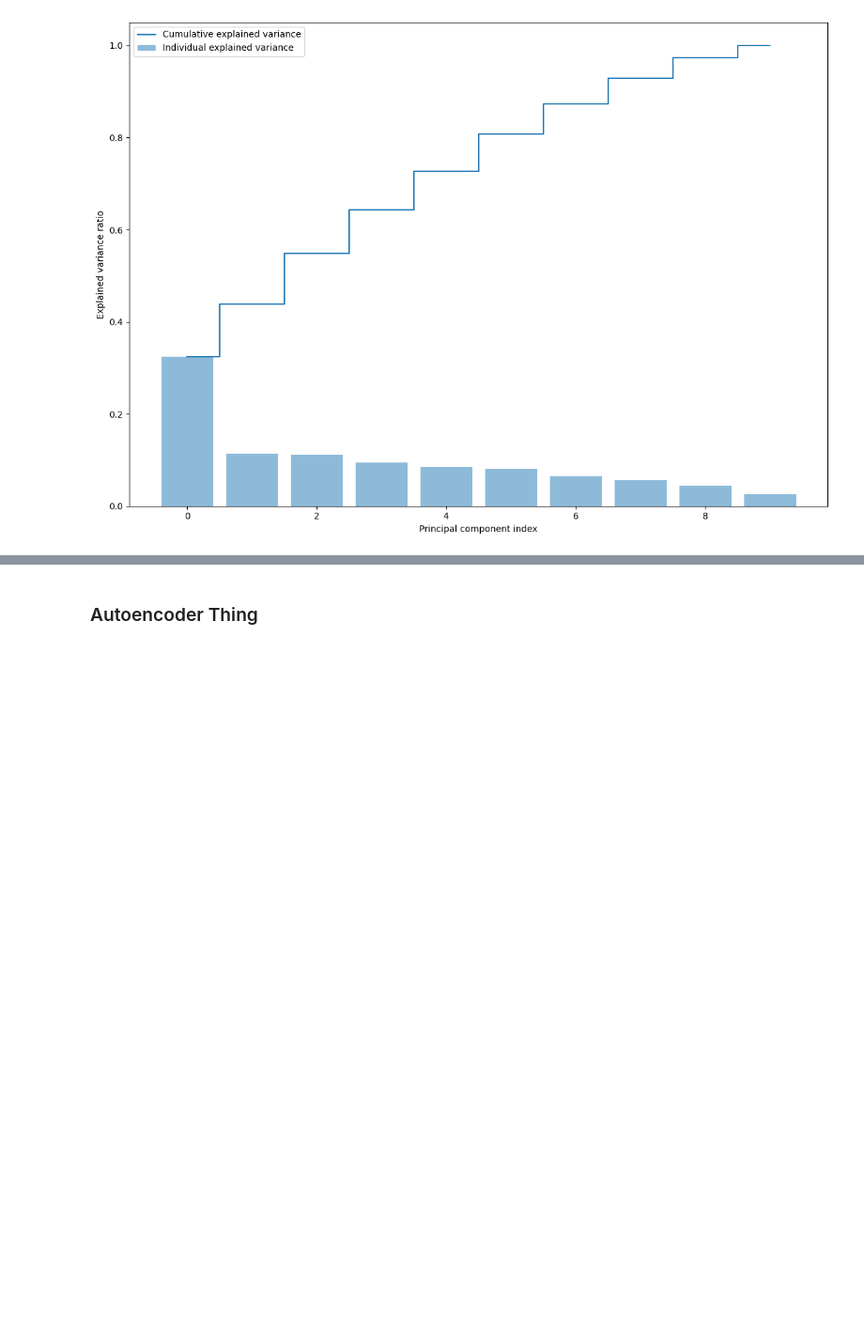
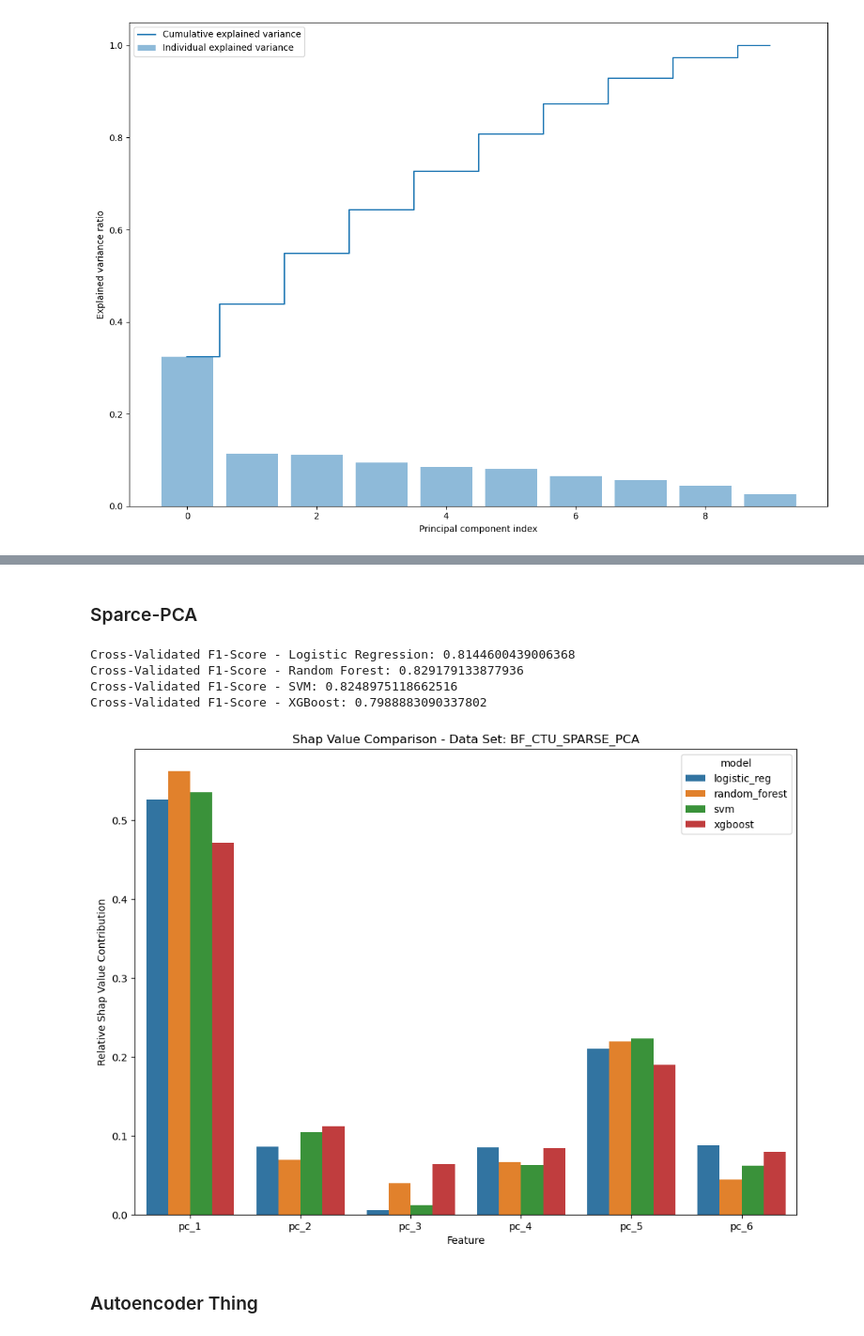
Before and after one commit to santiviquez/lie-detection, a Jupyter notebook: predictors_reliability.ipynb, the cells around one changed output, grey strips where cells are left out. Shown at 94% size. Drawn from its saved outputs; the diff is of its cells as text; code cells hidden in the pictures; blank space fills up the shorter version.

```diff
--- a/predictors_reliability.ipynb
+++ b/predictors_reliability.ipynb
@@ -28,10 +28,8 @@ from sklearn.model_selection import KFold
 from xgboost import XGBClassifier
 from sklearn import svm
 import shap
-
-from matplotlib import rcParams
 # figure size in inches
-rcParams['figure.figsize'] = 11.7,8.27
+plt.rcParams['figure.figsize'] = 11.7,8.27
 # %% [markdown]
 ## Load datasets
 # %%
@@ -143,7 +141,10 @@ def get_shap_values(clf, df, cv):
 
         #explaining model
         explainer = shap.Explainer(clf, X_train)
-        shap_values = explainer(X_test)
+        if isinstance(clf, RandomForestClassifier):
+            shap_values = explainer(X_test, check_additivity=False)
+        else:
+            shap_values = explainer(X_test)
 
         #for each iteration we save the test_set index and the shap_values
         list_shap_values.append(shap_values)
@@ -362,2 +356,26 @@ plt.show()
+# %% [markdown]
+### Sparce-PCA
+# %%
+from sklearn.decomposition import SparsePCA
+
+X = df.loc[:, df.columns != 'CONDITION'] # select all columns except CONDITION
+
+X_std = StandardScaler().fit_transform(X)
+X_sparce_pca = SparsePCA(n_components=6, random_state=42).fit_transform(X_std)
+# %%
+principalDf = pd.DataFrame(data = X_sparce_pca,
+                           columns = ['pc_1', 'pc_2',
+                                      'pc_3','pc_4',
+                                      'pc_5',  'pc_6'])
+
+BF_CTU_df_spca = pd.concat([principalDf, df[['CONDITION']]], axis = 1)
+# %%
+compare_clfs(BF_CTU_df_spca, df_name="BF_CTU_SPARSE_PCA")
+# %% [output]
+Cross-Validated F1-Score - Logistic Regression: 0.8144600439006368
+Cross-Validated F1-Score - Random Forest: 0.829179133877936
+Cross-Validated F1-Score - SVM: 0.8248975118662516
+Cross-Validated F1-Score - XGBoost: 0.7988883090337802
+[figure, added]
 # %% [markdown]
 ### Autoencoder Thing
```
Also changed, not shown: parts of 10 cells of this notebook.
